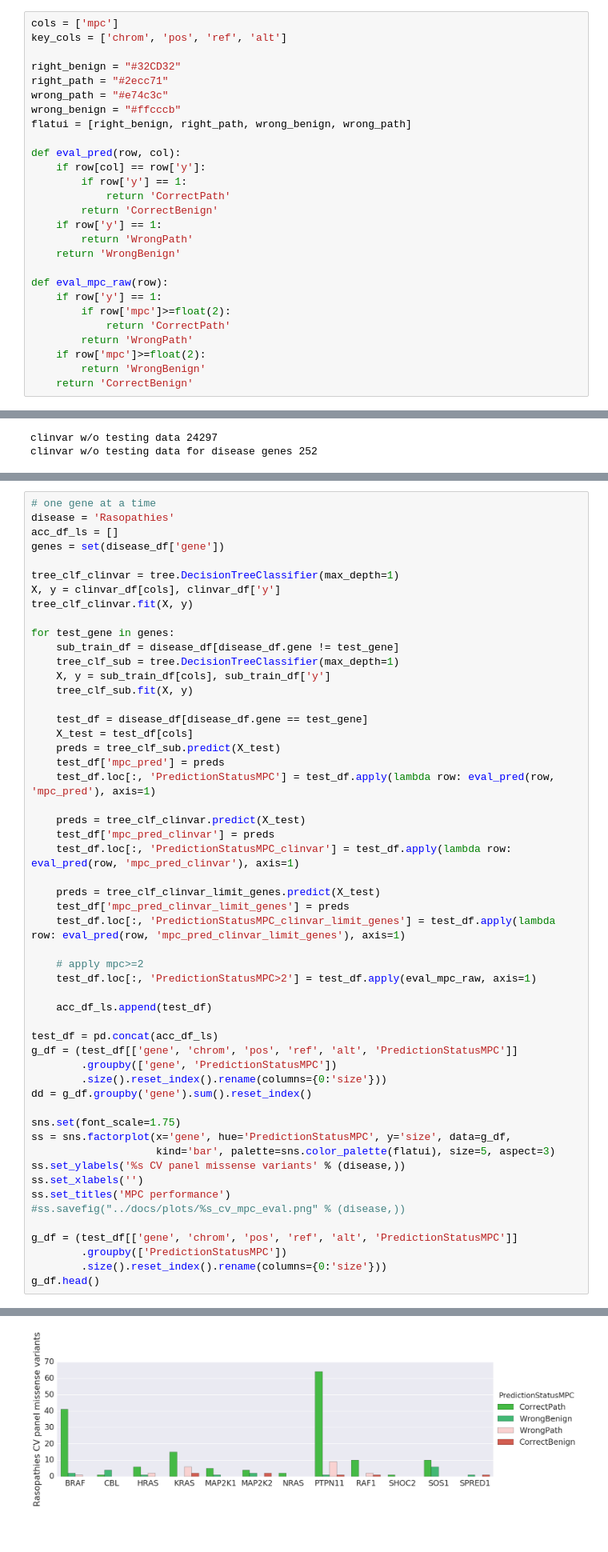
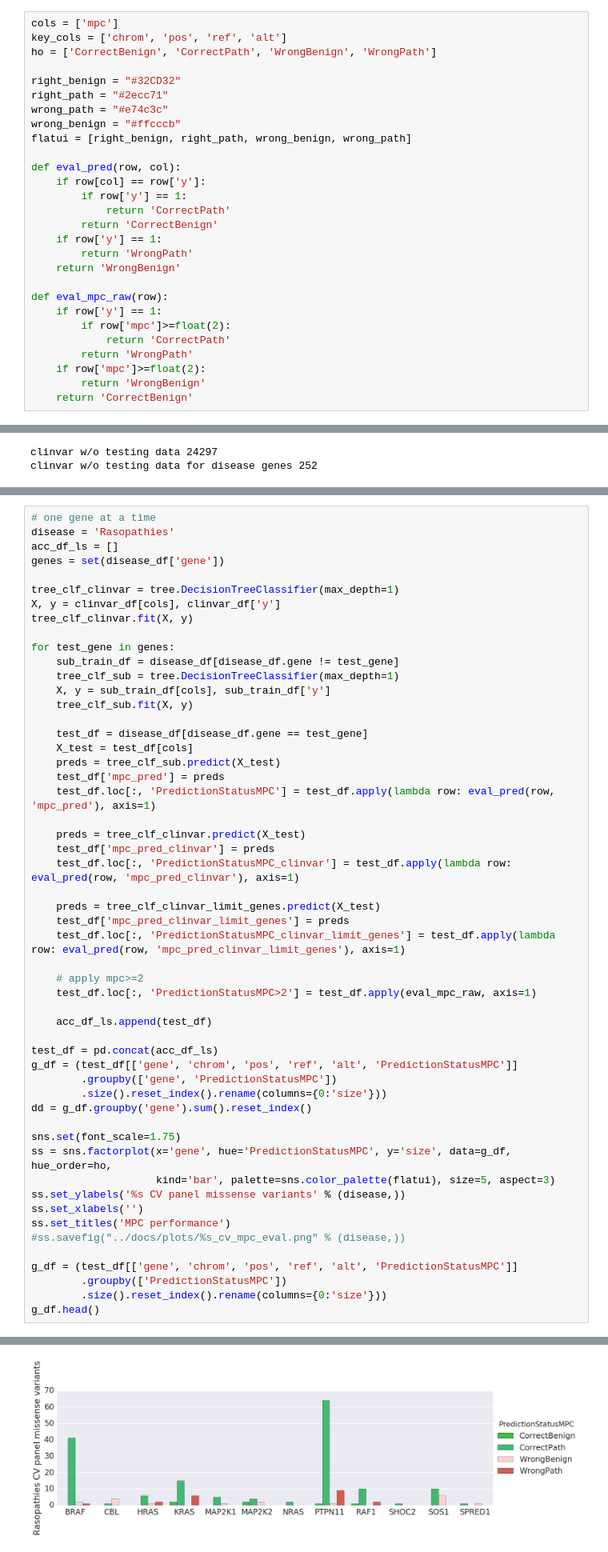
Before and after one commit to samesense/pathopredictor, a Jupyter notebook: notebooks/other-disease-rasopathies-train-clinvar.ipynb, the cells around one changed output, grey strips where cells are left out. Shown at 80% size. Saved outputs shown, nothing was run; the diff lists cells and outputs as text.

```diff
--- a/notebooks/other-disease-rasopathies-train-clinvar.ipynb
+++ b/notebooks/other-disease-rasopathies-train-clinvar.ipynb
@@ -19,6 +19,7 @@ from IPython.display import HTML
 # %%
 cols = ['mpc']
 key_cols = ['chrom', 'pos', 'ref', 'alt']
+ho = ['CorrectBenign', 'CorrectPath', 'WrongBenign', 'WrongPath']
 
 right_benign = "#32CD32"
 right_path = "#2ecc71"
@@ -137,41 +143,41 @@ g_df = (test_df[['gene', 'chrom', 'pos', 'ref', 'alt', 'PredictionStatusMPC']]
 dd = g_df.groupby('gene').sum().reset_index()
 
 sns.set(font_scale=1.75)
-ss = sns.factorplot(x='gene', hue='PredictionStatusMPC', y='size', data=g_df,
+ss = sns.factorplot(x='gene', hue='PredictionStatusMPC', y='size', data=g_df, hue_order=ho,
                     kind='bar', palette=sns.color_palette(flatui), size=5, aspect=3)
 ss.set_ylabels('%s CV panel missense variants' % (disease,))
 ss.set_xlabels('')
 ss.set_titles('MPC performance')
 #ss.savefig("../docs/plots/%s_cv_mpc_eval.png" % (disease,))
 
 g_df = (test_df[['gene', 'chrom', 'pos', 'ref', 'alt', 'PredictionStatusMPC']]
         .groupby(['PredictionStatusMPC'])
         .size().reset_index().rename(columns={0:'size'}))
 g_df.head()
 # %% [output]
 A value is trying to be set on a copy of a slice from a DataFrame.
 Try using .loc[row_indexer,col_indexer] = value instead
 
 See the caveats in the documentation: http://pandas.pydata.org/pandas-docs/stable/indexing.html#indexing-view-versus-copy
 A value is trying to be set on a copy of a slice from a DataFrame.
 Try using .loc[row_indexer,col_indexer] = value instead
 
 See the caveats in the documentation: http://pandas.pydata.org/pandas-docs/stable/indexing.html#indexing-view-versus-copy
   self.obj[key] = _infer_fill_value(value)
 A value is trying to be set on a copy of a slice from a DataFrame.
 Try using .loc[row_indexer,col_indexer] = value instead
 
 ... (6 lines left out)
 A value is trying to be set on a copy of a slice from a DataFrame.
 Try using .loc[row_indexer,col_indexer] = value instead
 
 See the caveats in the documentation: http://pandas.pydata.org/pandas-docs/stable/indexing.html#indexing-view-versus-copy
 |  | PredictionStatusMPC | size |
 | 0 | CorrectBenign | 7 |
 | 1 | CorrectPath | 159 |
 | 2 | WrongBenign | 18 |
 | 3 | WrongPath | 20 |
-[figure, old version]
+[figure, new version]
 # %%
 g_df = (test_df[['gene', 'chrom', 'pos', 'ref', 'alt', 'PredictionStatusMPC_clinvar']]
         .groupby(['gene', 'PredictionStatusMPC_clinvar'])
```
Also changed, not shown: parts of 5 cells of this notebook, 11 other files.
